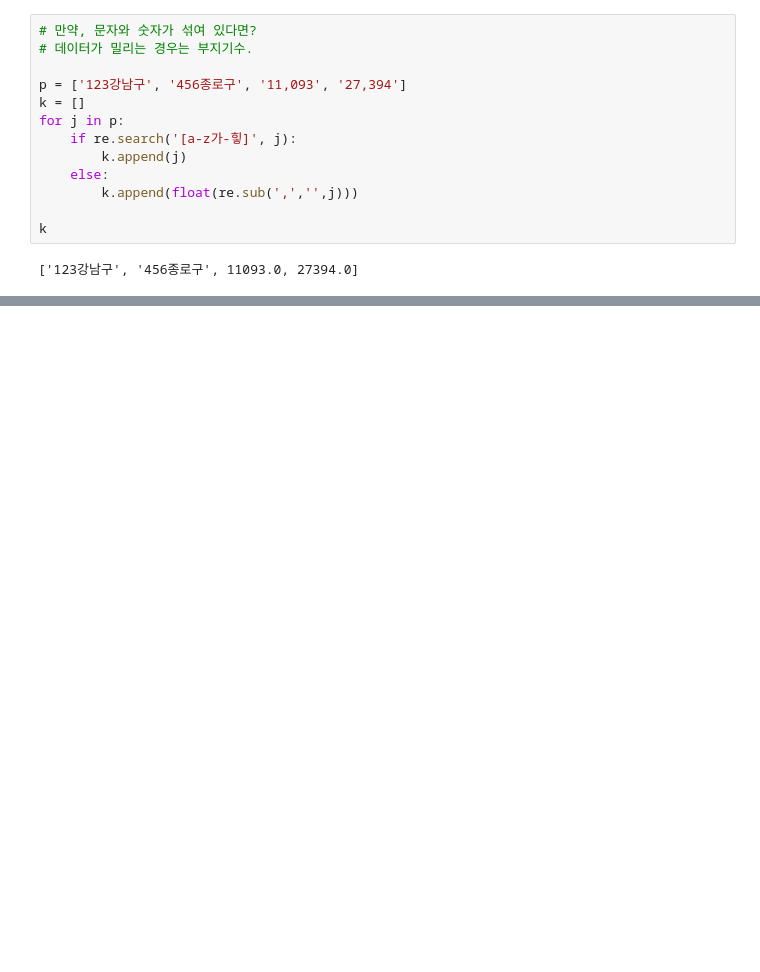
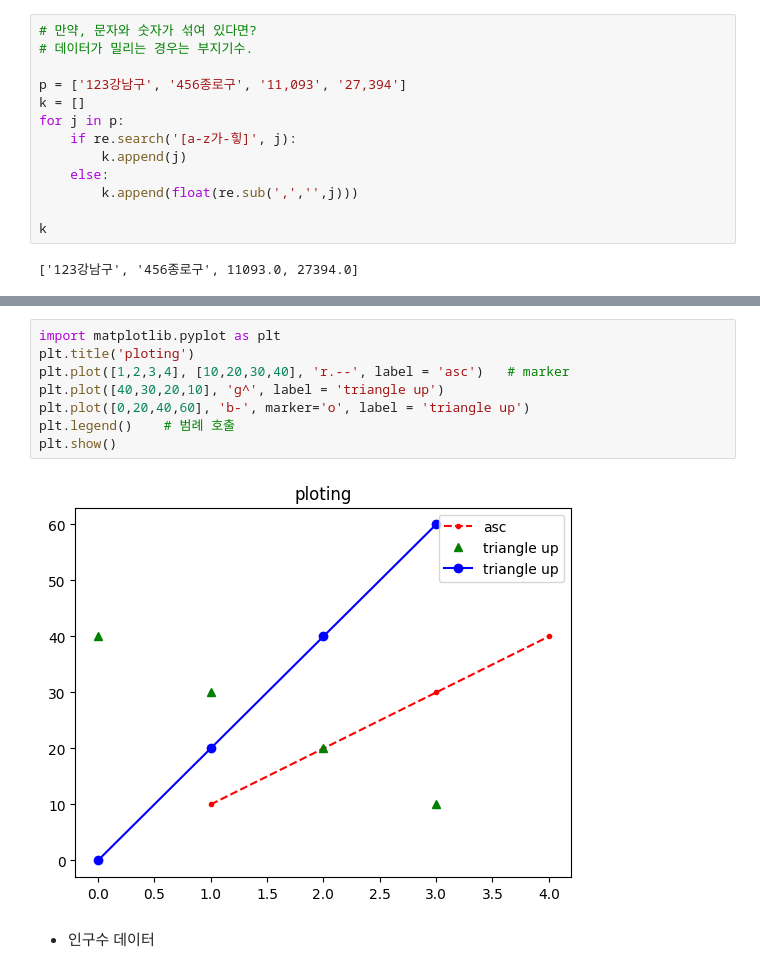
Before and after one commit to JSeoYoung/DA_School_1, a Jupyter notebook: Python_0509.ipynb, the cells around one changed output, grey strips where cells are left out. Cells and saved outputs as stored; diff of their text form; blank space fills up the shorter version.

```diff
--- a/Python_0509.ipynb
+++ b/Python_0509.ipynb
@@ -235,0 +675,12 @@ k
+# %%
+import matplotlib.pyplot as plt
+plt.title('ploting')
+plt.plot([1,2,3,4], [10,20,30,40], 'r.--', label = 'asc')   # marker
+plt.plot([40,30,20,10], 'g^', label = 'triangle up')
+plt.plot([0,20,40,60], 'b-', marker='o', label = 'triangle up')
+plt.legend()    # 범례 호출
+plt.show()
+# %% [output]
+[figure, added]
+# %% [markdown]
+* 인구수 데이터
```
Also changed, not shown: parts of 51 cells of this notebook.
